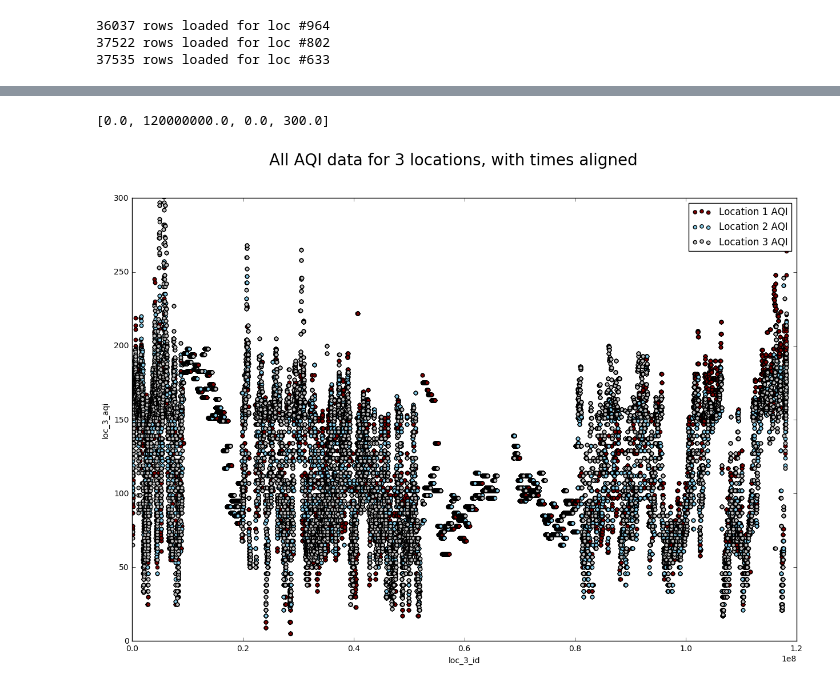
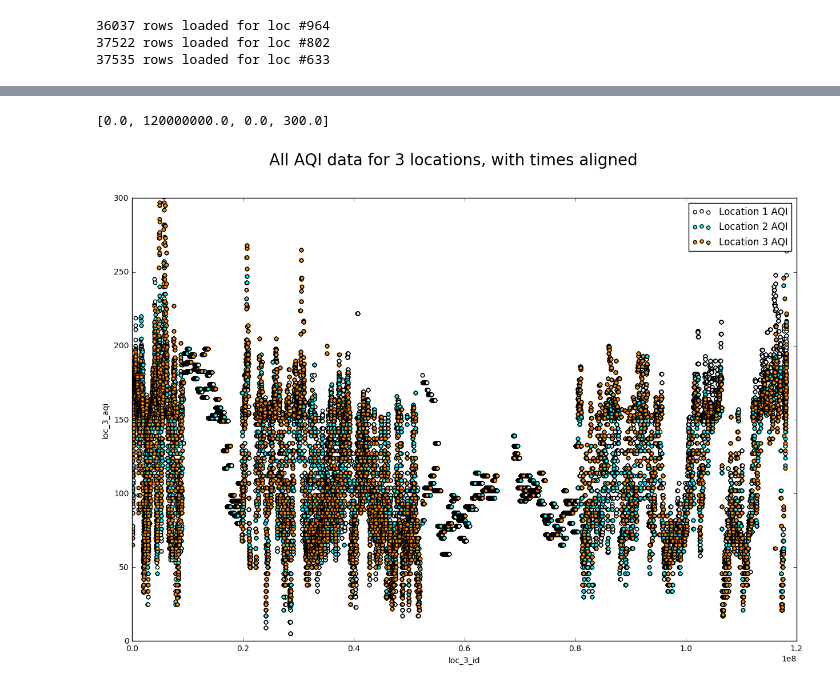
Before and after one commit to curiousest/predict-AQI, a Jupyter notebook: predict_aqi/notebooks/hypothesis4_nearby_locations.ipynb, the cells around one changed output, grey strips where cells are left out. Drawn from its saved outputs; the diff is of its cells as text; code cells hidden in the pictures.

```diff
--- a/predict_aqi/notebooks/hypothesis4_nearby_locations.ipynb
+++ b/predict_aqi/notebooks/hypothesis4_nearby_locations.ipynb
@@ -85,24 +61,24 @@ print(continuous_time_series)
 # %%
 import matplotlib.pyplot as plt
 from matplotlib.colors import cnames
-colours = list(cnames.keys())
+colours = sorted(list(cnames.keys()))
 aqi_graph = df.plot.scatter(x='loc_1_id', y='loc_1_aqi', label="Location 1 AQI", color=colours[4])
 for loc_num in range(2, NUMBER_OF_NEARBY_LOCATIONS + 1):
     df.plot.scatter(
         x='loc_{}_id'.format(loc_num),
         y='loc_{}_aqi'.format(loc_num),
         label="Location {} AQI".format(loc_num),
-        color=colours[loc_num*4],
+        color=colours[loc_num*10],
         ax=aqi_graph
     )
 
 fig = aqi_graph.figure
 fig.set_size_inches((15, 10), forward=True)
 fig.suptitle("All AQI data for {} locations, with times aligned".format(NUMBER_OF_NEARBY_LOCATIONS), fontsize=20)
 aqi_graph.axis([0.0, 120000000.0, 0.0, 300.0])
 # %% [output]
 [0.0, 120000000.0, 0.0, 300.0]
-[figure, old version]
+[figure, new version]
 # %%
 # Select classifier to use
 from predict_aqi.multi_city_model import generate_AQI_inputs_and_outputs
```
Also changed, not shown: parts of 9 cells of this notebook, 1 other file.
